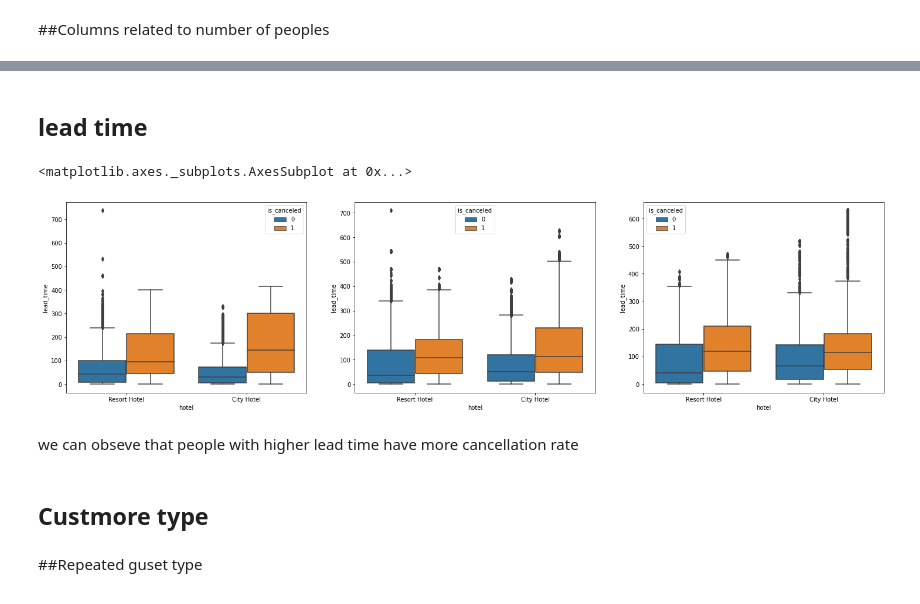
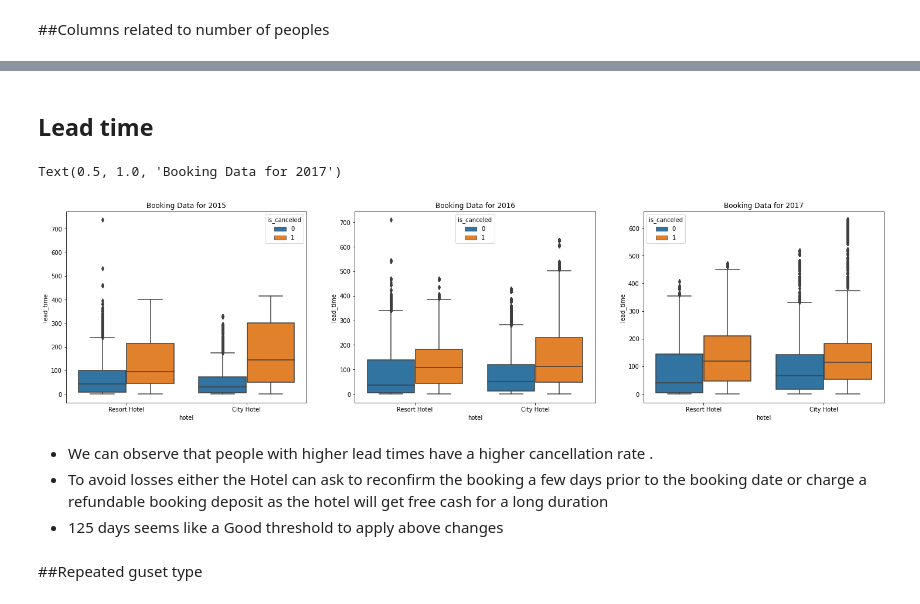
Before and after one commit to GaikwadSandesh/HotelBookingAnalysis, a Jupyter notebook: Hotel_Booking_Analysis_Capstone_Project.ipynb, the cells around one changed output, grey strips where cells are left out. Drawn from its saved outputs; the diff is of its cells as text; code cells hidden in the pictures.

Commit message:
some more plots

```diff
--- a/Hotel_Booking_Analysis_Capstone_Project.ipynb
+++ b/Hotel_Booking_Analysis_Capstone_Project.ipynb
@@ -73,6 +100,8 @@ For the agent column we will do small analysis at the end and for now we can dro
 df = dataframe.drop(columns =['company' , 'agent'])
 # %%
 df.fillna(df.mode().iloc[0] , inplace = True)
+# %%
+df = df.drop(df[df.adr < 0].index)
 # %% [markdown]
 ### we will inspect each column now and keep only those columns which are related to cancellation of booking
 # %% [markdown]
@@ -97,6 +144,8 @@ we will convert arrivel date month ,  date and year as one date column to make d
 # %%
 df['arrival_date'] = df['arrival_date_day_of_month'].astype(str) + '-' + df['arrival_date_month'].astype(str) + '-' +df['arrival_date_year'].astype(str)
 df['arrival_date']= pd.to_datetime(df['arrival_date'])
+# %%
+df['arrival_day'] = df['arrival_date'].dt.day_name()
 # %%
 #df.drop(columns=['arrival_date_day_of_month' , 'arrival_date_month' ,'arrival_date_year' , 'arrival_date_week_number' , 'reservation_status_date' ], inplace = True)
 # %% [markdown]
@@ -143,4 +192,6 @@ baibies_df
 |  | 1 | 0.133333 |
 | 9 | 0 | 1.000000 |
 | 10 | 0 | 1.000000 |
+# %%
+df['people'] = df['adults'] + df['children'] +df['babies']
 # %%
@@ -164,2 +214,2 @@ avg stats for cancelled and not canceled booking is almost same so there is no p
 # %%
-df.drop(columns = ['stays_in_weekend_nights' , 'stays_in_week_nights'], inplace= True)
+# df.drop(columns = ['stays_in_weekend_nights' , 'stays_in_week_nights'], inplace= True)
@@ -182,2 +216,2 @@ cancelation_df
 # %% [markdown]
-## lead time
+## Lead time
@@ -186,14 +218,17 @@ data=df.loc[df['arrival_date_year'] == 2017]
 # %%
 fig , axis = plt.subplots(1,3 ,figsize=(25,6))
-sns.boxplot(y = 'lead_time', x= 'hotel',data=df.loc[df['arrival_date_year'] == 2015] , hue='is_canceled' , ax= axis[0])
-sns.boxplot(y = 'lead_time', x= 'hotel',data=df.loc[df['arrival_date_year'] == 2016] , hue='is_canceled' , ax= axis[1])
-sns.boxplot(y = 'lead_time', x= 'hotel',data=df.loc[df['arrival_date_year'] == 2017] , hue='is_canceled' , ax= axis[2])
+ax15 = sns.boxplot(y = 'lead_time', x= 'hotel',data=df.loc[df['arrival_date_year'] == 2015] , hue='is_canceled' , ax= axis[0])
+ax16 =sns.boxplot(y = 'lead_time', x= 'hotel',data=df.loc[df['arrival_date_year'] == 2016] , hue='is_canceled' , ax= axis[1])
+ax17 =sns.boxplot(y = 'lead_time', x= 'hotel',data=df.loc[df['arrival_date_year'] == 2017] , hue='is_canceled' , ax= axis[2])
+ax15.set_title('Booking Data for 2015')
+ax16.set_title('Booking Data for 2016')
+ax17.set_title('Booking Data for 2017')
 # %% [output]
-<matplotlib.axes._subplots.AxesSubplot at 0x...>
+Text(0.5, 1.0, 'Booking Data for 2017')
-[figure, old version]
+[figure, new version]
-# %% [markdown]
-we can obseve that people with higher lead time have more cancellation rate
-# %% [markdown]
-## Custmore type
+# %% [markdown]
+* We can observe that people with higher lead times have a higher cancellation rate .
+* To avoid losses either the Hotel can ask to reconfirm the booking a few days prior to the booking date or charge a refundable booking deposit as the hotel will get free cash for a long duration
+* 125 days seems like a Good threshold to apply above changes
 # %% [markdown]
 ##Repeated guset type
```
Also changed, not shown: parts of 56 cells of this notebook.
